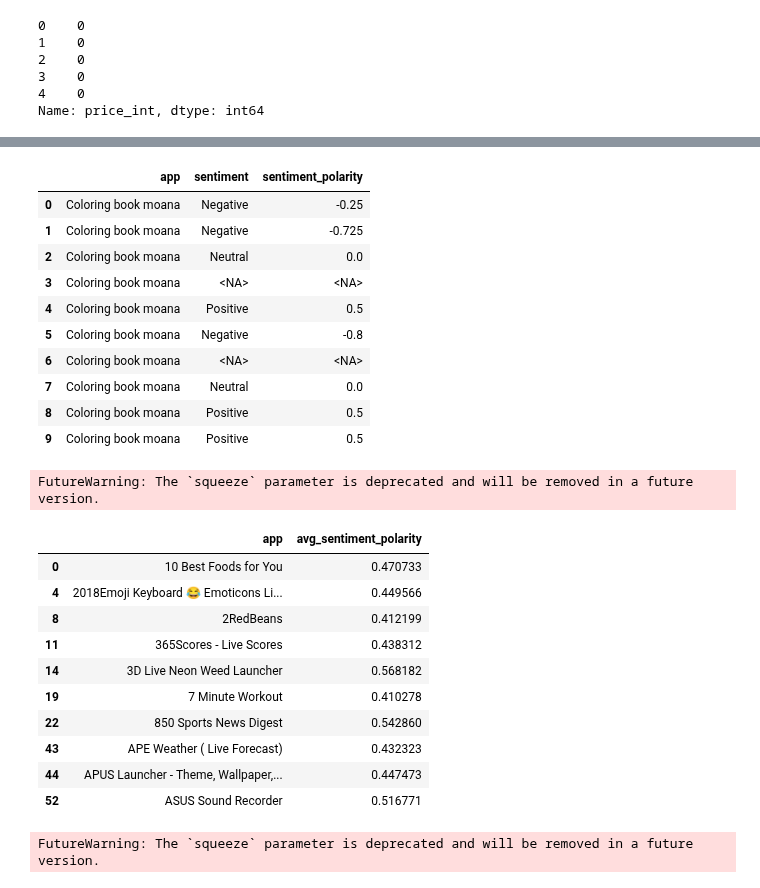
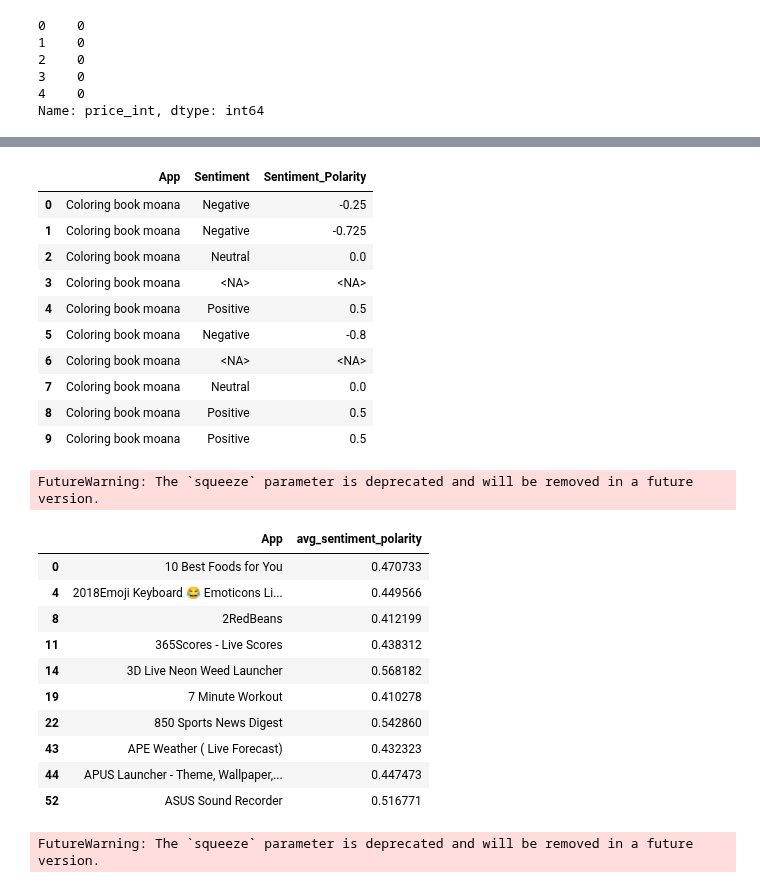
Before and after one commit to mindsdb/dfsql, a Jupyter notebook: testdrive.ipynb, the cells around one changed output, grey strips where cells are left out. Cells and saved outputs as stored; diff of their text form; code cells hidden in the pictures.

```diff
--- a/testdrive.ipynb
+++ b/testdrive.ipynb
@@ -297,9 +298,9 @@ ds.query("SELECT app, category, reviews FROM googleplaystore WHERE category = \"
 | 1644 | Adhenarcos - Coupe Adhemar EY 2018 | FAMILY | 0 |
 100 rows x 3 columns
 # %%
-ds.query("SELECT app, sentiment, sentiment_polarity FROM googleplaystore INNER JOIN googleplaystore_user_reviews ON googleplaystore.app = googleplaystore_user_reviews.app LIMIT 10")
+ds.query("SELECT App, Sentiment, Sentiment_Polarity FROM googleplaystore INNER JOIN googleplaystore_user_reviews ON googleplaystore.App = googleplaystore_user_reviews.App LIMIT 10")
 # %% [output]
-|  | app | sentiment | sentiment_polarity |
+|  | App | Sentiment | Sentiment_Polarity |
 | 0 | Coloring book moana | Negative | -0.25 |
 | 1 | Coloring book moana | Negative | -0.725 |
 | 2 | Coloring book moana | Neutral | 0.0 |
@@ -312,19 +313,19 @@ ds.query("SELECT app, sentiment, sentiment_polarity FROM googleplaystore INNER J
 | 9 | Coloring book moana | Positive | 0.5 |
 # %%
 sql = """
-SELECT app, avg(sentiment_polarity) as avg_sentiment_polarity
+SELECT App, avg(Sentiment_Polarity) as avg_sentiment_polarity
 FROM (
-    SELECT app, sentiment, CAST(sentiment_polarity as float) as sentiment_polarity
-    FROM googleplaystore INNER JOIN googleplaystore_user_reviews ON googleplaystore.app = googleplaystore_user_reviews.app
+    SELECT App, Sentiment, CAST(Sentiment_Polarity as float) as Sentiment_Polarity
+    FROM googleplaystore INNER JOIN googleplaystore_user_reviews ON googleplaystore.App = googleplaystore_user_reviews.App
 ) AS sub
-GROUP BY app
+GROUP BY App
 HAVING CAST(avg_sentiment_polarity as float) > 0.4
 LIMIT 10
 """
 ds.query(sql)
 # %% [output]
 FutureWarning: The `squeeze` parameter is deprecated and will be removed in a future version.
-|  | app | avg_sentiment_polarity |
+|  | App | avg_sentiment_polarity |
 | 0 | 10 Best Foods for You | 0.470733 |
 | 4 | 2018Emoji Keyboard 😂 Emoticons Li... | 0.449566 |
 | 8 | 2RedBeans | 0.412199 |
```
Also changed, not shown: parts of 20 cells of this notebook, 1 other file.
